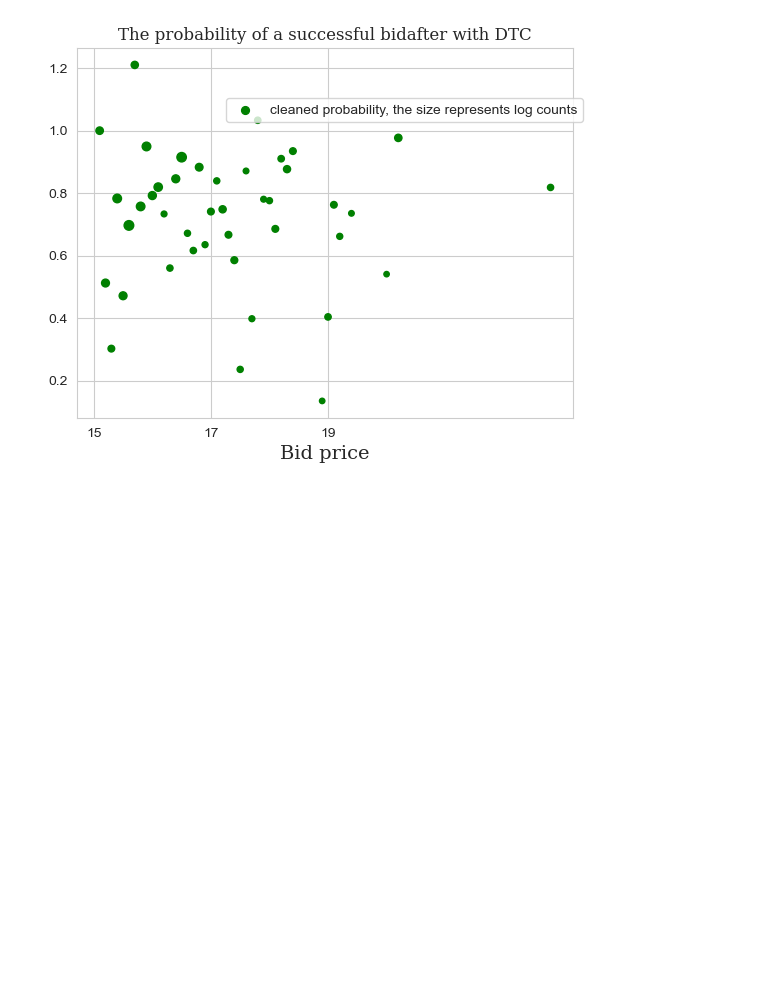
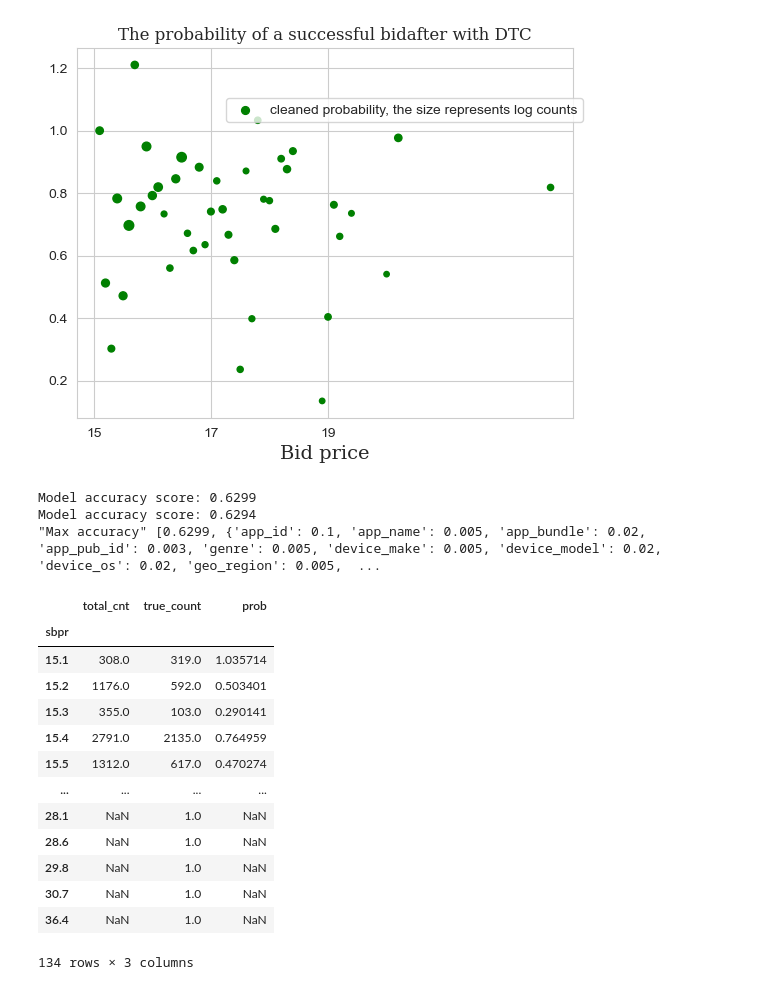
Before and after one commit to ltevlin/Origin, a Jupyter notebook: Presentation_15.ipynb, the cells around one changed output. Cells and saved outputs as stored; diff of their text form; code cells hidden in the pictures; blank space fills up the shorter version.

Commit message:
building function that will plot the predicted probability curve

```diff
--- a/Presentation_15.ipynb
+++ b/Presentation_15.ipynb
@@ -1241,3 +1205,0 @@ df_15_data.head()
-# %%
-df_matters = pd.concat([df_15_data, df_pred], axis=1)
-df_matters.head(20)
@@ -1343,3 +1287,32 @@ ax.legend(['cleaned probability, the size represents log counts'], loc=(0.3,0.8)
 plt.savefig('Bid probability after with DTC.png')
 # %% [output]
 [figure]
+# %%
+"""The function that takes the output of predictions, calculates and plots the predicted probabilities"""
+def plot_pred_prob(df_raw = df_e0409_15, thresholds = thresholds1, df_om = df_true):
+    df_matters = train_with(df_raw, thresholds)
+    df_bres_after = pd.DataFrame(df_matters[df_matters.pred==False].groupby(['sbpr'])['sbpr'].count())
+    df_bres_after=df_bres_after.rename(columns={"sbpr":"total_cnt"})
+    df_prob_after = pd.concat([df_bres_after,df_om], axis=1)
+    df_prob_after["prob"] = df_prob_after.apply(lambda row: row.true_count/row.total_cnt, axis=1)
+    return df_prob_after
+# %%
+plot_pred_prob()
+# %% [output]
+Model accuracy score: 0.6299
+Model accuracy score: 0.6294
+"Max accuracy" [0.6299, {'app_id': 0.1, 'app_name': 0.005, 'app_bundle': 0.02, 'app_pub_id': 0.003, 'genre': 0.005, 'device_make': 0.005, 'device_model': 0.02, 'device_os': 0.02, 'geo_region': 0.005,  ...
+|  | total_cnt | true_count | prob |
+| sbpr |  |  |  |
+| 15.1 | 308.0 | 319.0 | 1.035714 |
+| 15.2 | 1176.0 | 592.0 | 0.503401 |
+| 15.3 | 355.0 | 103.0 | 0.290141 |
+| 15.4 | 2791.0 | 2135.0 | 0.764959 |
+| 15.5 | 1312.0 | 617.0 | 0.470274 |
+| ... | ... | ... | ... |
+| 28.1 | NaN | 1.0 | NaN |
+| 28.6 | NaN | 1.0 | NaN |
+| 29.8 | NaN | 1.0 | NaN |
+| 30.7 | NaN | 1.0 | NaN |
+| 36.4 | NaN | 1.0 | NaN |
+134 rows × 3 columns
```
Also changed, not shown: parts of 6 cells of this notebook.
